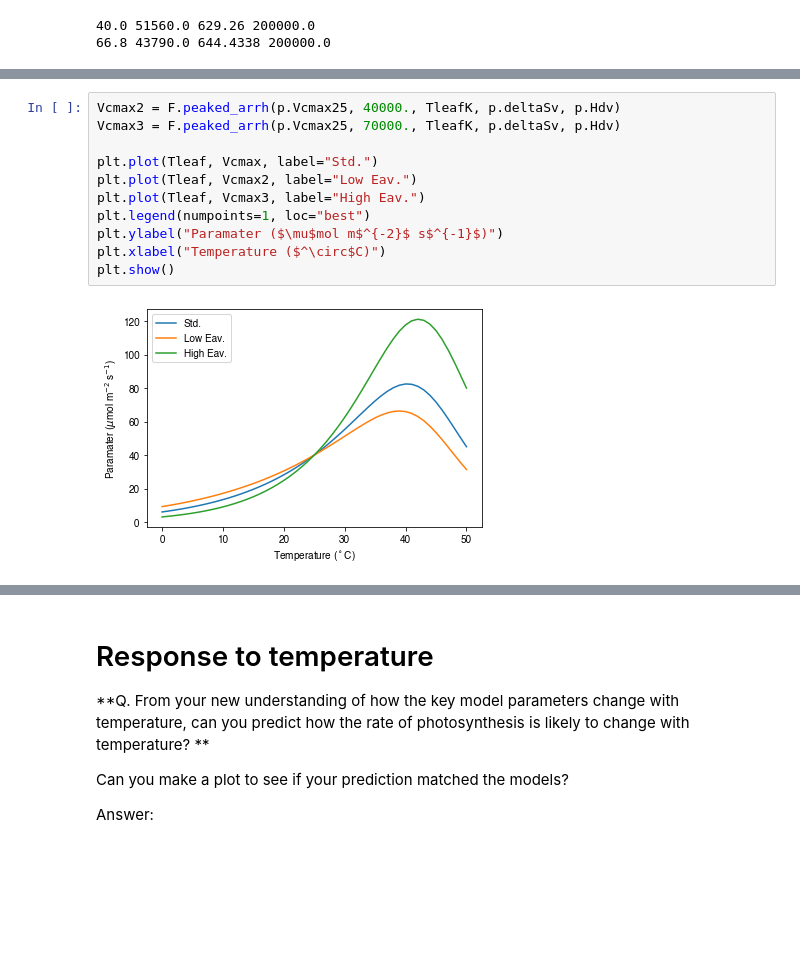
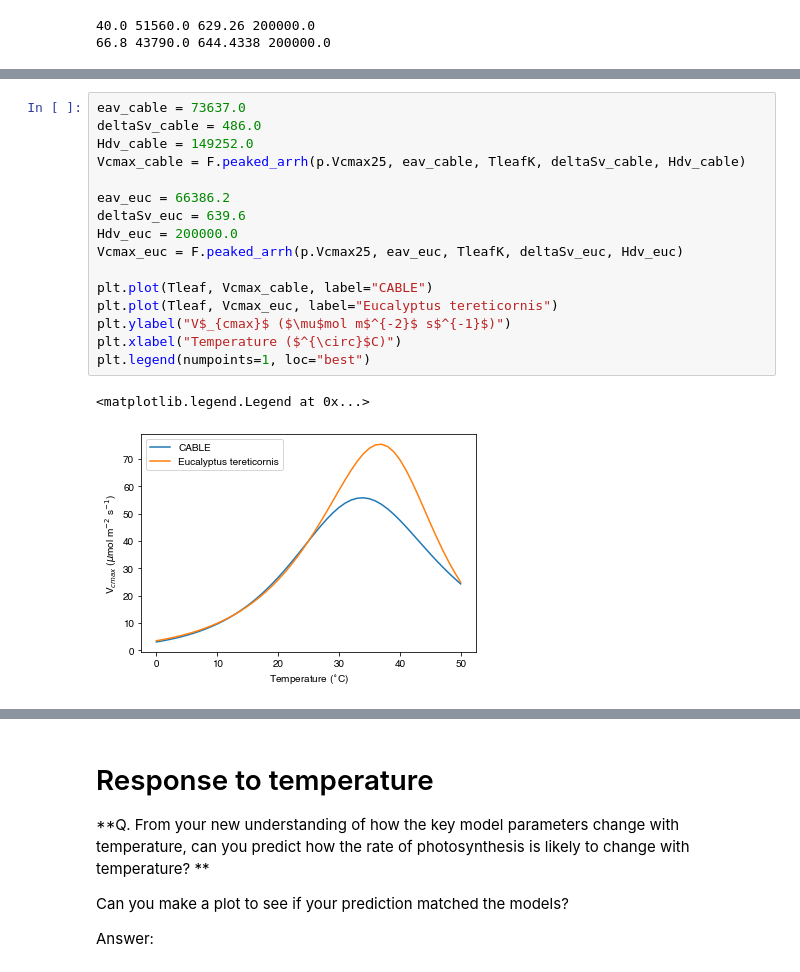
Before and after one commit to mdekauwe/CLIM3001_lab_photosynthesis, a Jupyter notebook: CLIM3001_lab.ipynb, the cells around one changed output, grey strips where cells are left out. Saved outputs shown, nothing was run; the diff lists cells and outputs as text; blank space fills up the shorter version.

```diff
--- a/CLIM3001_lab.ipynb
+++ b/CLIM3001_lab.ipynb
@@ -88,13 +106,19 @@ Answer:
 # %%
-Vcmax2 = F.peaked_arrh(p.Vcmax25, 40000., TleafK, p.deltaSv, p.Hdv)
-Vcmax3 = F.peaked_arrh(p.Vcmax25, 70000., TleafK, p.deltaSv, p.Hdv)
+eav_cable = 73637.0
+deltaSv_cable = 486.0
+Hdv_cable = 149252.0
+Vcmax_cable = F.peaked_arrh(p.Vcmax25, eav_cable, TleafK, deltaSv_cable, Hdv_cable)
 
-plt.plot(Tleaf, Vcmax, label="Std.")
-plt.plot(Tleaf, Vcmax2, label="Low Eav.")
-plt.plot(Tleaf, Vcmax3, label="High Eav.")
+eav_euc = 66386.2
+deltaSv_euc = 639.6
+Hdv_euc = 200000.0
+Vcmax_euc = F.peaked_arrh(p.Vcmax25, eav_euc, TleafK, deltaSv_euc, Hdv_euc)
+
+plt.plot(Tleaf, Vcmax_cable, label="CABLE")
+plt.plot(Tleaf, Vcmax_euc, label="Eucalyptus tereticornis")
+plt.ylabel("V$_{cmax}$ ($\mu$mol m$^{-2}$ s$^{-1}$)")
+plt.xlabel("Temperature ($^{\circ}$C)")
 plt.legend(numpoints=1, loc="best")
-plt.ylabel("Paramater ($\mu$mol m$^{-2}$ s$^{-1}$)")
-plt.xlabel("Temperature ($^\circ$C)")
-plt.show()
 # %% [output]
+<matplotlib.legend.Legend at 0x...>
-[figure, old version]
+[figure, new version]
```
Also changed, not shown: parts of 21 cells of this notebook, 1 other file.
